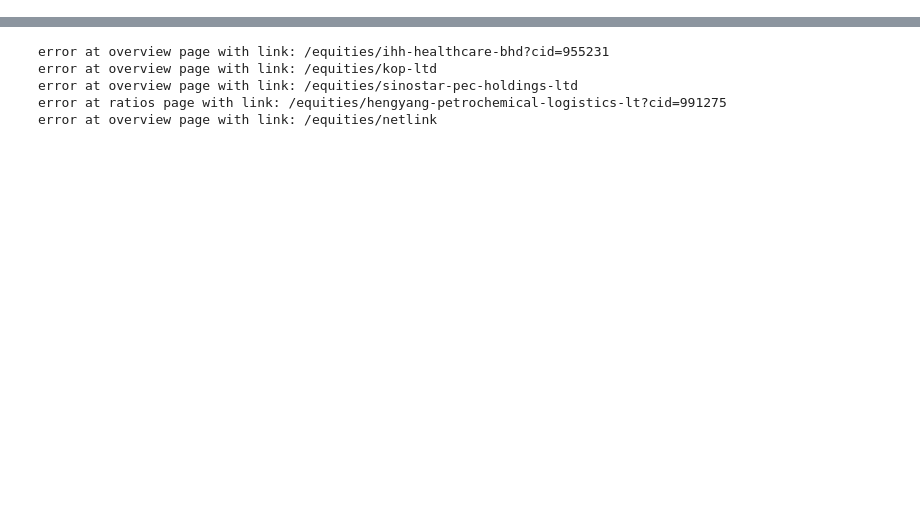
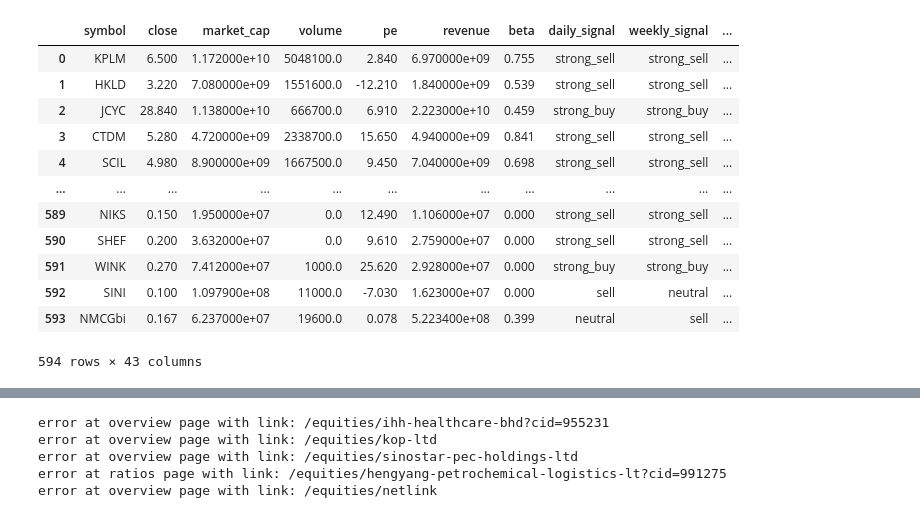
Before and after one commit to supertypeai/sectors_sg_my_data_updater, a Jupyter notebook: sg_my_scraper.ipynb, the cells around one changed output, grey strips where cells are left out. Cells and saved outputs as stored; diff of their text form; code cells hidden in the pictures; blank space fills up the shorter version.

```diff
--- a/sg_my_scraper.ipynb
+++ b/sg_my_scraper.ipynb
@@ -190,0 +360,24 @@ def rename_and_convert(data):
+# %%
+data = clean_daily_foreign_data(data)
+# %%
+drop_cols = ['close', 'market_cap', 'volume', 'pe',
+ 'revenue', 'beta', 'daily_signal', 'weekly_signal',
+ 'monthly_signal', 'change_1d', 'change_7d', 'change_1m',
+ 'change_ytd', 'change_1y', 'change_3y']
+data_code.drop(drop_cols, axis = 1, inplace = True)
+# %%
+pd.merge(data, data_code, on = "symbol", how = "inner")
+# %% [output]
+|  | symbol | close | market_cap | volume | pe | revenue | beta | daily_signal | weekly_signal | ... |
+| 0 | KPLM | 6.500 | 1.172000e+10 | 5048100.0 | 2.840 | 6.970000e+09 | 0.755 | strong_sell | strong_sell | ... |
+| 1 | HKLD | 3.220 | 7.080000e+09 | 1551600.0 | -12.210 | 1.840000e+09 | 0.539 | strong_sell | strong_sell | ... |
+| 2 | JCYC | 28.840 | 1.138000e+10 | 666700.0 | 6.910 | 2.223000e+10 | 0.459 | strong_buy | strong_buy | ... |
+| 3 | CTDM | 5.280 | 4.720000e+09 | 2338700.0 | 15.650 | 4.940000e+09 | 0.841 | strong_sell | strong_sell | ... |
+| 4 | SCIL | 4.980 | 8.900000e+09 | 1667500.0 | 9.450 | 7.040000e+09 | 0.698 | strong_sell | strong_sell | ... |
+| ... | ... | ... | ... | ... | ... | ... | ... | ... | ... | ... |
+| 589 | NIKS | 0.150 | 1.950000e+07 | 0.0 | 12.490 | 1.106000e+07 | 0.000 | strong_sell | strong_sell | ... |
+| 590 | SHEF | 0.200 | 3.632000e+07 | 0.0 | 9.610 | 2.759000e+07 | 0.000 | strong_sell | strong_sell | ... |
+| 591 | WINK | 0.270 | 7.412000e+07 | 1000.0 | 25.620 | 2.928000e+07 | 0.000 | strong_buy | strong_buy | ... |
+| 592 | SINI | 0.100 | 1.097900e+08 | 11000.0 | -7.030 | 1.623000e+07 | 0.000 | sell | neutral | ... |
+| 593 | NMCGbi | 0.167 | 6.237000e+07 | 19600.0 | 0.078 | 5.223400e+08 | 0.399 | neutral | sell | ... |
+594 rows × 43 columns
```
Also changed, not shown: parts of 12 cells of this notebook, 6 other files.
